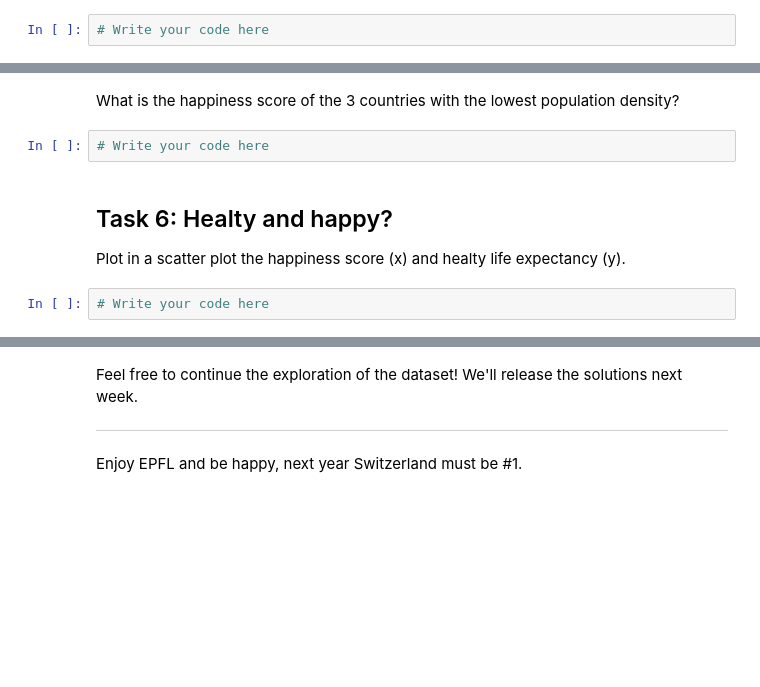
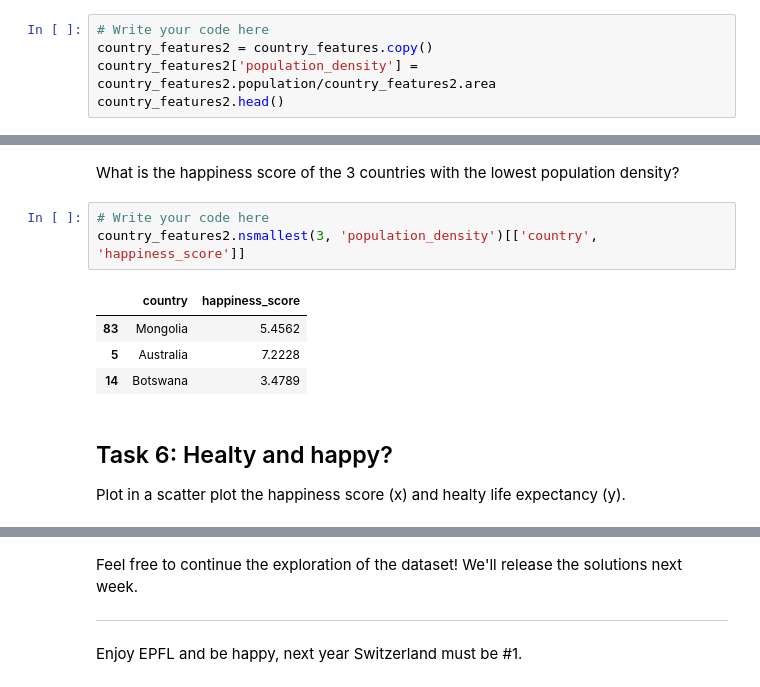
Before and after one commit to Llghtbeast/Ada2025, a Jupyter notebook: Exercises/01 - Handling data/Happiness.ipynb, the cells around one changed output, grey strips where cells are left out. Drawn from its saved outputs; the diff is of its cells as text; blank space fills up the shorter version.

```diff
--- a/Exercises/01 - Handling data/Happiness.ipynb
+++ b/Exercises/01 - Handling data/Happiness.ipynb
@@ -169,3 +194,6 @@ Print the raw number and the percentage of world population that is illiterate.
 Add to the dataframe a new field called *population_density* computed by dividing *population* by *area*.
 # %%
 # Write your code here
+country_features2 = country_features.copy()
+country_features2['population_density'] = country_features2.population/country_features2.area
+country_features2.head()
@@ -173,9 +208,13 @@ Add to the dataframe a new field called *population_density* computed by dividin
 What is the happiness score of the 3 countries with the lowest population density?
 # %%
 # Write your code here
+country_features2.nsmallest(3, 'population_density')[['country', 'happiness_score']]
+# %% [output]
+|  | country | happiness_score |
+| 83 | Mongolia | 5.4562 |
+| 5 | Australia | 7.2228 |
+| 14 | Botswana | 3.4789 |
 # %% [markdown]
 ## Task 6: Healty and happy?
 
 Plot in a scatter plot the happiness score (x) and healty life expectancy (y).
-# %%
-# Write your code here
```
Also changed, not shown: parts of 9 cells of this notebook.
